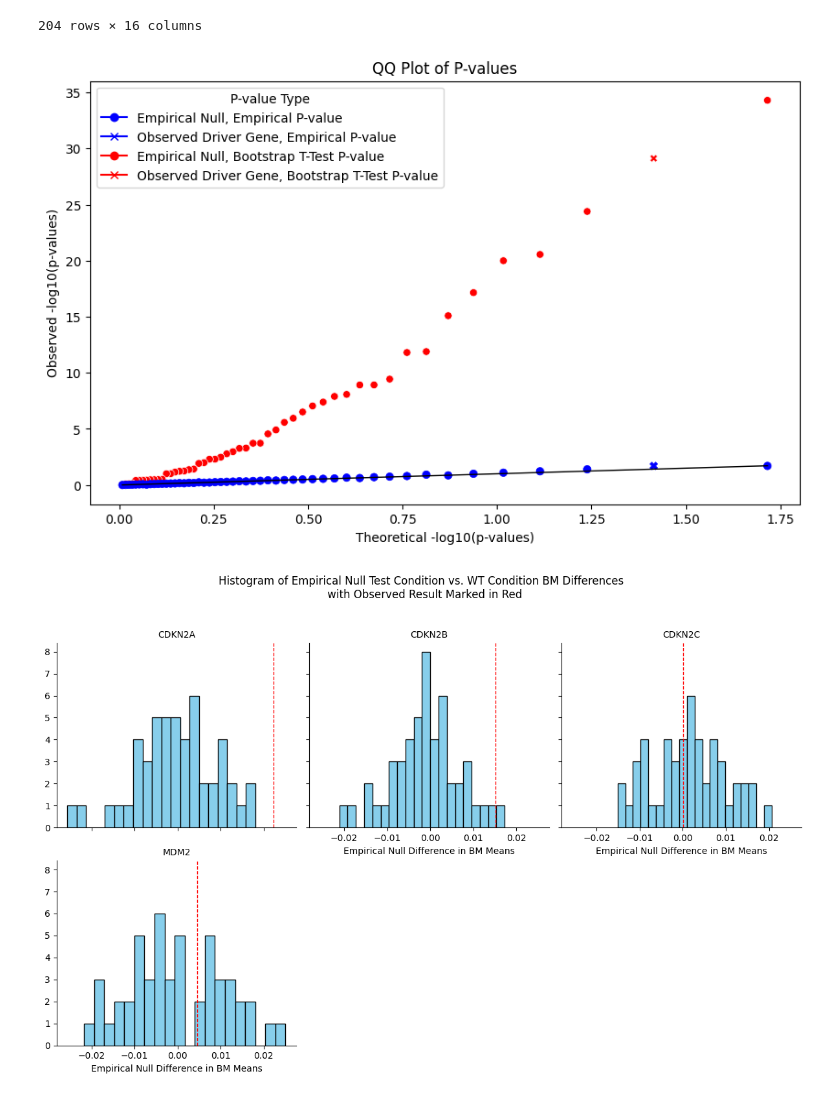
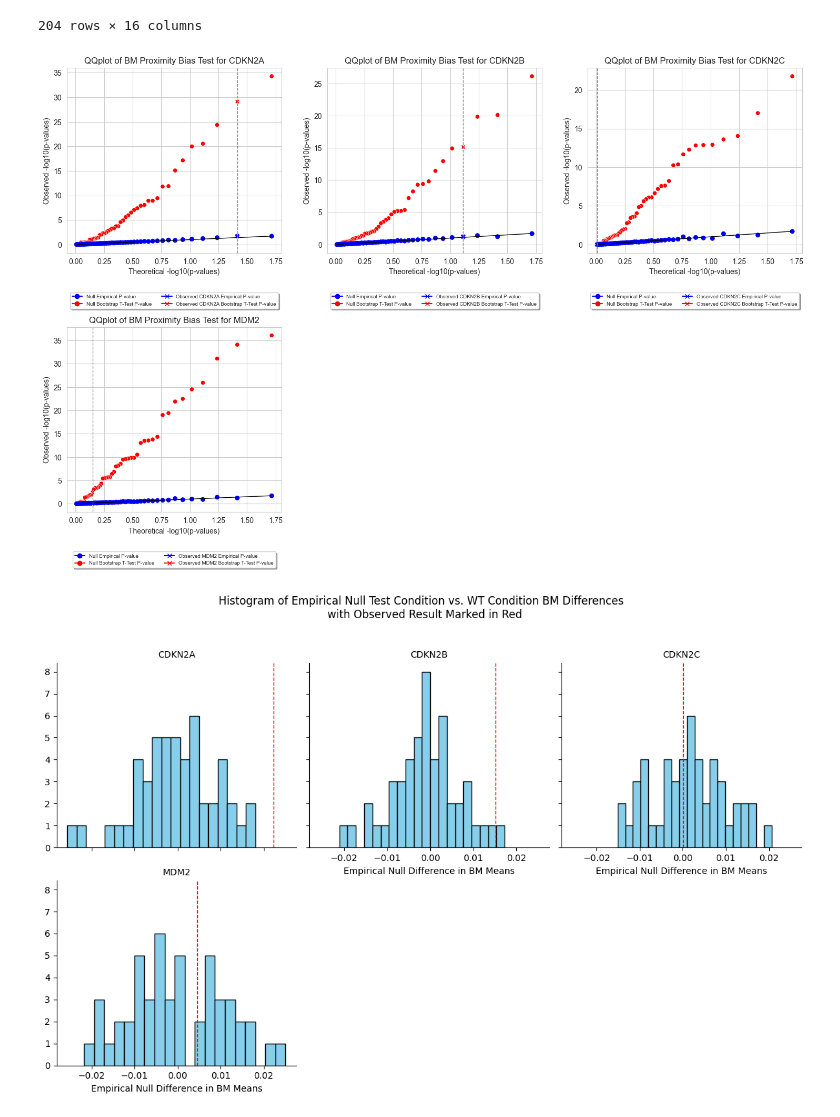
Before and after one commit to anderseng/proxbias, a Jupyter notebook: proxbias/notebooks/DepMap_Driver_Scan_Miscalibration.ipynb, the cells around one changed output. Cells and saved outputs as stored; diff of their text form; code cells hidden in the pictures.

Commit message:
facet qqplot

```diff
--- a/proxbias/notebooks/DepMap_Driver_Scan_Miscalibration.ipynb
+++ b/proxbias/notebooks/DepMap_Driver_Scan_Miscalibration.ipynb
@@ -83,58 +84,90 @@ test
 | 203 | 55 | MDM2 | [0.5808625000000001, 0.573175, 0.... | 0.577764 | [0.531575, 0.5501874999999999, 0.... | 0.567329 | 0.010435 | lof | 20 | ... |
 204 rows × 16 columns
 # %%
-import pandas as pd
+import matplotlib.pyplot as plt
+import seaborn as sns
 import numpy as np
-import seaborn as sns
-import matplotlib.pyplot as plt
 
 # Function to create QQ plot
-def qq_plot(df):
+def qq_plot(df, gene_name, ax=None):
     # Ensure the p-values are sorted for plotting
     df = df.sort_values(by='p_value')
 
     # Calculate theoretical quantiles
     df['theoretical'] = -np.log10((np.arange(1, len(df) + 1) / (len(df) + 1)))
 
-    # Plot
-    plt.figure(figsize=(10, 6))
+    # Use provided ax if given, otherwise create new figure and axis
+    if ax is None:
+        fig, ax = plt.subplots(figsize=(10, 6))
+    else:
+        fig = ax.get_figure()
 
     # Scatter plot for p_value
     sns.scatterplot(x='theoretical', y=-np.log10(df['p_value']), c="red",
-                    style='result_type', data=df, marker='o')
+                    style='result_type', data=df, marker='o', ax=ax)
 
     # Scatter plot for empirical_p_value
     sns.scatterplot(x='theoretical', y=-np.log10(df['empirical_p_value']), c="blue",
-                    style='result_type', data=df, marker='x')
+                    style='result_type', data=df, marker='x', ax=ax)
 
     # Plot the diagonal line
-    plt.plot([df['theoretical'].min(), df['theoretical'].max()],
-             [df['theoretical'].min(), df['theoretical'].max()],
-             color='black', linestyle='-', linewidth=1)
+    ax.plot([df['theoretical'].min(), df['theoretical'].max()],
+            [df['theoretical'].min(), df['theoretical'].max()],
+            color='black', linestyle='-', linewidth=1)
+
+    # Draw a horizontal line at the observed value
+    gene_data = df[df['result_type'] == "observed"]
+    observed_theoretical = gene_data['theoretical'].values[0]
+    ax.axvline(x=observed_theoretical, color='grey', linestyle='--', linewidth=1, label='Observed Gene P-value')
 
     # Labels and title
-    plt.xlabel('Theoretical -log10(p-values)')
-    plt.ylabel('Observed -log10(p-values)')
-    plt.title('QQ Plot of P-values')
+    ax.set_xlabel('Theoretical -log10(p-values)')
+    ax.set_ylabel('Observed -log10(p-values)')
+    ax.set_title(f'QQplot of BM Proximity Bias Test for {gene_name}')
 
-    # Custom legend
+    # Custom legend below the plot
     from matplotlib.lines import Line2D
     legend_elements = [
-        Line2D([0], [0], marker='o', color='blue', label='Empirical Null, Empirical P-value'),
-        Line2D([0], [0], marker='x', color='blue', label='Observed Driver Gene, Empirical P-value'),
+        Line2D([0], [0], marker='o', color='blue', label='Null Empirical P-value'),
+        Line2D([0], [0], marker='o', color='red', label='Null Bootstrap T-Test P-value'),
+        Line2D([0], [0], marker='x', color='blue', label=f'Observed {gene_name} Empirical P-value'),
+        Line2D([0], [0], marker='x', color='red', label=f'Observed {gene_name} Bootstrap T-Test P-value')
+    ]
+    ax.legend(handles=legend_elements, loc='upper center', bbox_to_anchor=(0.5, -0.2), shadow=True, ncol=2, fontsize='x-small')
 
-        Line2D([0], [0], marker='o', color='red', label='Empirical Null, Bootstrap T-Test P-value'),
-        Line2D([0], [0], marker='x', color='red', label='Observed Driver Gene, Bootstrap T-Test P-value')
-    ]
-    plt.legend(handles=legend_elements, title='P-value Type')
+    return fig, ax
+
+def faceted_qq_plots(df):
+    genes = df['gene'].unique()  # Get unique gene names from the dataframe
+    num_genes = len(genes)
+    num_cols = 3  # Number of columns in the grid layout
+    num_rows = (num_genes + num_cols - 1) // num_cols  # Calculate number of rows needed
+
+    fig, axes = plt.subplots(num_rows, num_cols, figsize=(15, 5*num_rows))
+
+    for i, gene in enumerate(genes):
+        row = i // num_cols
+        col = i % num_cols
+        ax = axes[row, col] if num_rows > 1 else axes[col]
+        gene_data = df[df['gene'] == gene]
+        qq_plot(gene_data, gene, ax=ax)
+
+    # Remove empty plots
+    for i in range(len(genes), num_rows*num_cols):
+        row = i // num_cols
+        col = i % num_cols
+        if num_rows > 1:
+            fig.delaxes(axes[row, col])
+        else:
+            fig.delaxes(axes[col])
+
+    plt.tight_layout()
     plt.show()
 
-# Call the function
-test_plot=test.query("gene=='CDKN2A'")
-
-qq_plot(test_plot)
+# Example usage:
+faceted_qq_plots(test)
 # %% [output]
-[figure, old version]
+[figure, new version]
 # %%
 def plot_empirical_null_histogram(df, gene_column='gene'):
     """
```
Also changed, not shown: parts of 1 cell of this notebook.
